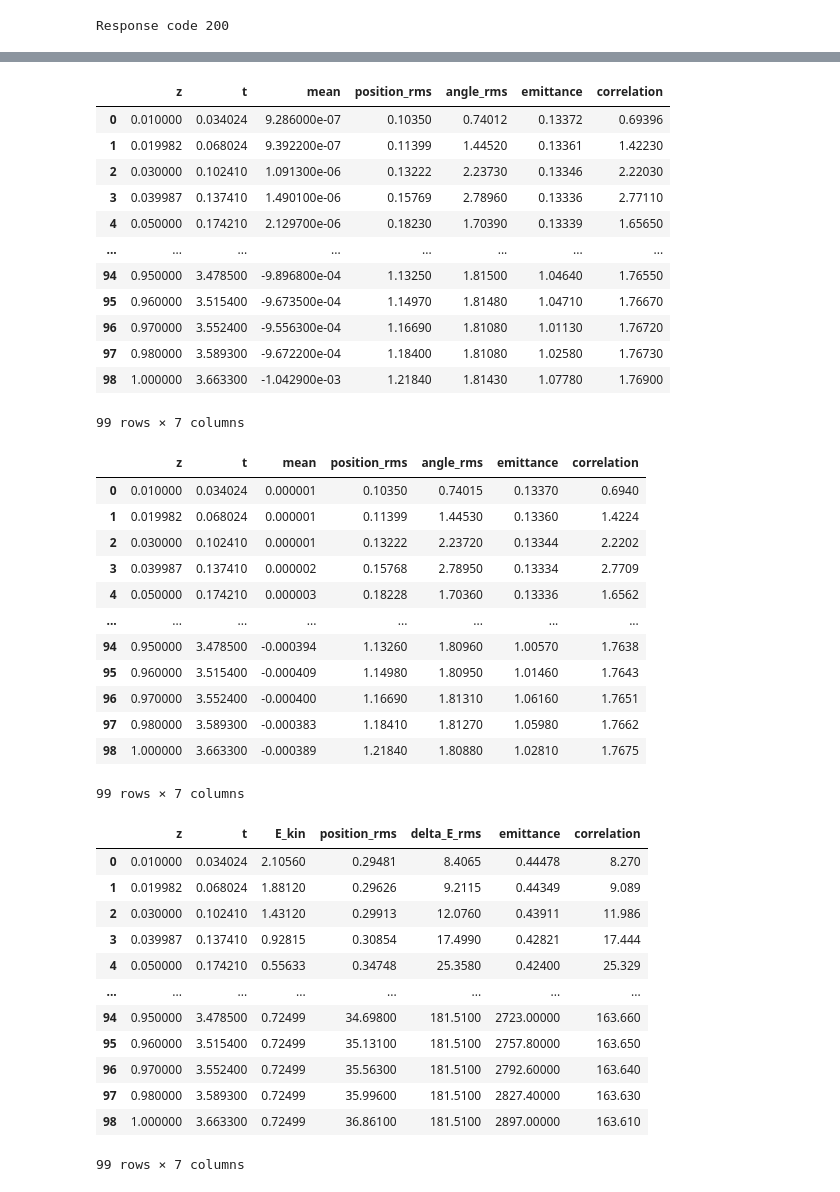
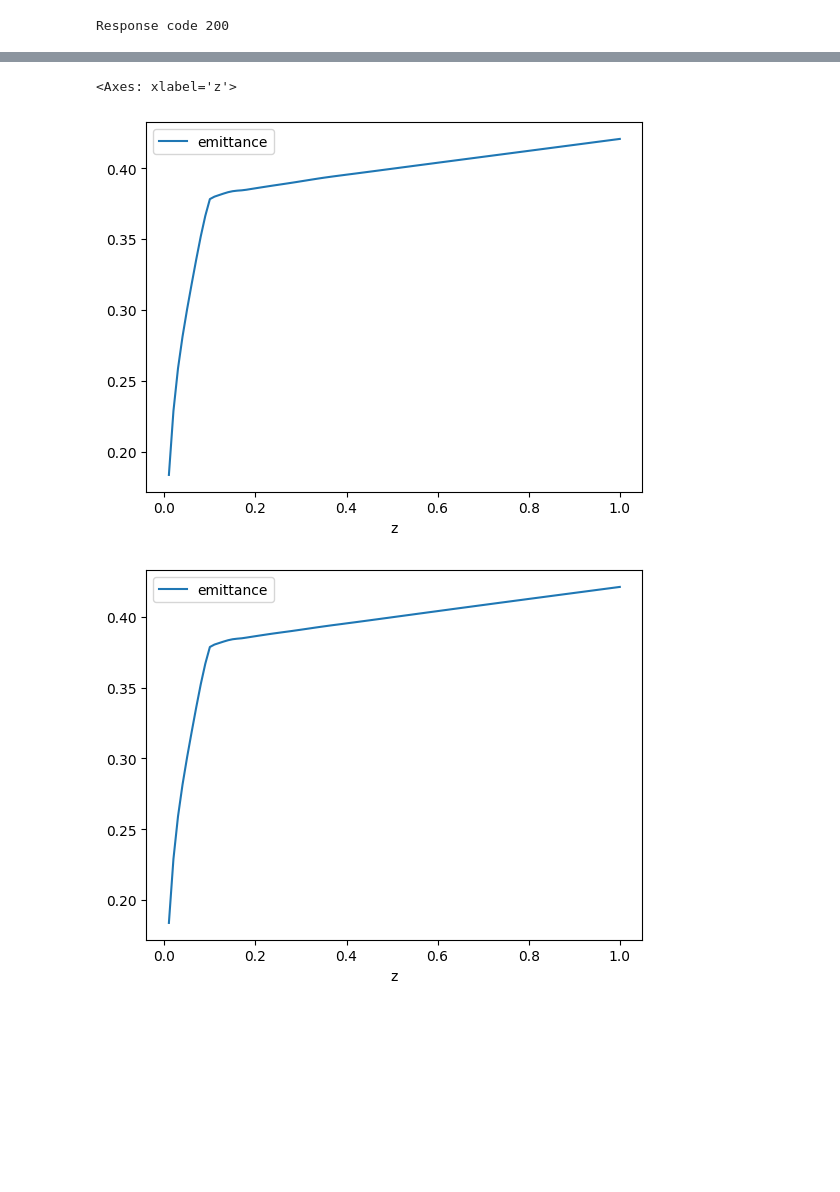
Before and after one commit to AlexanderKlemps/astra-web, a Jupyter notebook: examples/request_test.ipynb, the cells around one changed output, grey strips where cells are left out. Drawn from its saved outputs; the diff is of its cells as text; code cells hidden in the pictures; blank space fills up the shorter version.

```diff
--- a/examples/request_test.ipynb
+++ b/examples/request_test.ipynb
@@ -352,48 +403,11 @@ plt.show()
 # %%
-pd.DataFrame(response['emittance_x'])
+emit_x = pd.DataFrame(response['emittance_x'])
+emit_y = pd.DataFrame(response['emittance_y'])
+emit_z = pd.DataFrame(response['emittance_z'])
-# %% [output]
-|  | z | t | mean | position_rms | angle_rms | emittance | correlation |
-| 0 | 0.010000 | 0.034024 | 9.286000e-07 | 0.10350 | 0.74012 | 0.13372 | 0.69396 |
-| 1 | 0.019982 | 0.068024 | 9.392200e-07 | 0.11399 | 1.44520 | 0.13361 | 1.42230 |
-| 2 | 0.030000 | 0.102410 | 1.091300e-06 | 0.13222 | 2.23730 | 0.13346 | 2.22030 |
-| 3 | 0.039987 | 0.137410 | 1.490100e-06 | 0.15769 | 2.78960 | 0.13336 | 2.77110 |
-| 4 | 0.050000 | 0.174210 | 2.129700e-06 | 0.18230 | 1.70390 | 0.13339 | 1.65650 |
-| ... | ... | ... | ... | ... | ... | ... | ... |
-| 94 | 0.950000 | 3.478500 | -9.896800e-04 | 1.13250 | 1.81500 | 1.04640 | 1.76550 |
-| 95 | 0.960000 | 3.515400 | -9.673500e-04 | 1.14970 | 1.81480 | 1.04710 | 1.76670 |
-| 96 | 0.970000 | 3.552400 | -9.556300e-04 | 1.16690 | 1.81080 | 1.01130 | 1.76720 |
-| 97 | 0.980000 | 3.589300 | -9.672200e-04 | 1.18400 | 1.81080 | 1.02580 | 1.76730 |
-| 98 | 1.000000 | 3.663300 | -1.042900e-03 | 1.21840 | 1.81430 | 1.07780 | 1.76900 |
-99 rows × 7 columns
-# %%
-pd.DataFrame(response['emittance_y'])
-# %% [output]
-|  | z | t | mean | position_rms | angle_rms | emittance | correlation |
-| 0 | 0.010000 | 0.034024 | 0.000001 | 0.10350 | 0.74015 | 0.13370 | 0.6940 |
-| 1 | 0.019982 | 0.068024 | 0.000001 | 0.11399 | 1.44530 | 0.13360 | 1.4224 |
-| 2 | 0.030000 | 0.102410 | 0.000001 | 0.13222 | 2.23720 | 0.13344 | 2.2202 |
-| 3 | 0.039987 | 0.137410 | 0.000002 | 0.15768 | 2.78950 | 0.13334 | 2.7709 |
-| 4 | 0.050000 | 0.174210 | 0.000003 | 0.18228 | 1.70360 | 0.13336 | 1.6562 |
-| ... | ... | ... | ... | ... | ... | ... | ... |
-| 94 | 0.950000 | 3.478500 | -0.000394 | 1.13260 | 1.80960 | 1.00570 | 1.7638 |
-| 95 | 0.960000 | 3.515400 | -0.000409 | 1.14980 | 1.80950 | 1.01460 | 1.7643 |
-| 96 | 0.970000 | 3.552400 | -0.000400 | 1.16690 | 1.81310 | 1.06160 | 1.7651 |
-| 97 | 0.980000 | 3.589300 | -0.000383 | 1.18410 | 1.81270 | 1.05980 | 1.7662 |
-| 98 | 1.000000 | 3.663300 | -0.000389 | 1.21840 | 1.80880 | 1.02810 | 1.7675 |
-99 rows × 7 columns
-# %%
-pd.DataFrame(response['emittance_z'])
-# %% [output]
-|  | z | t | E_kin | position_rms | delta_E_rms | emittance | correlation |
-| 0 | 0.010000 | 0.034024 | 2.10560 | 0.29481 | 8.4065 | 0.44478 | 8.270 |
-| 1 | 0.019982 | 0.068024 | 1.88120 | 0.29626 | 9.2115 | 0.44349 | 9.089 |
-| 2 | 0.030000 | 0.102410 | 1.43120 | 0.29913 | 12.0760 | 0.43911 | 11.986 |
-| 3 | 0.039987 | 0.137410 | 0.92815 | 0.30854 | 17.4990 | 0.42821 | 17.444 |
-| 4 | 0.050000 | 0.174210 | 0.55633 | 0.34748 | 25.3580 | 0.42400 | 25.329 |
-| ... | ... | ... | ... | ... | ... | ... | ... |
-| 94 | 0.950000 | 3.478500 | 0.72499 | 34.69800 | 181.5100 | 2723.00000 | 163.660 |
-| 95 | 0.960000 | 3.515400 | 0.72499 | 35.13100 | 181.5100 | 2757.80000 | 163.650 |
-| 96 | 0.970000 | 3.552400 | 0.72499 | 35.56300 | 181.5100 | 2792.60000 | 163.640 |
-| 97 | 0.980000 | 3.589300 | 0.72499 | 35.99600 | 181.5100 | 2827.40000 | 163.630 |
-| 98 | 1.000000 | 3.663300 | 0.72499 | 36.86100 | 181.5100 | 2897.00000 | 163.610 |
-99 rows × 7 columns
+# %%
+emit_x.plot(x='z', y='emittance')
+emit_y.plot(x='z', y='emittance')
+# %% [output]
+<Axes: xlabel='z'>
+[figure, added]
+[figure, added]
```
Also changed, not shown: parts of 19 cells of this notebook, 7 other files.
